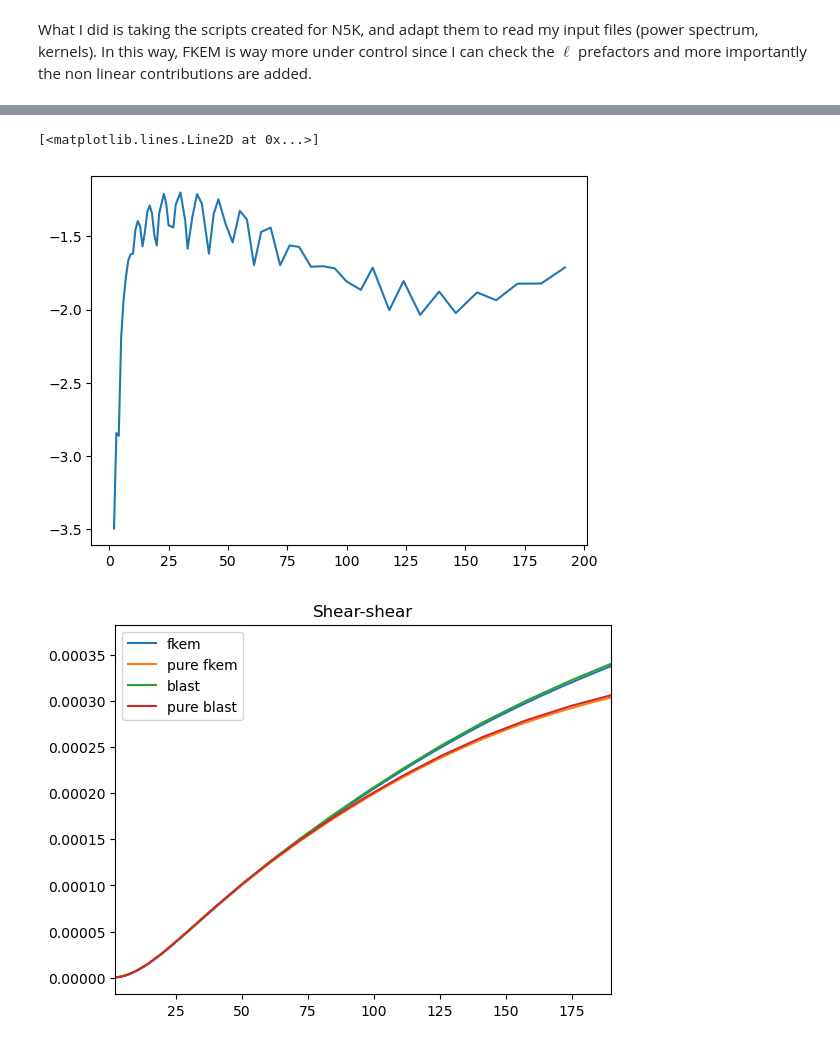
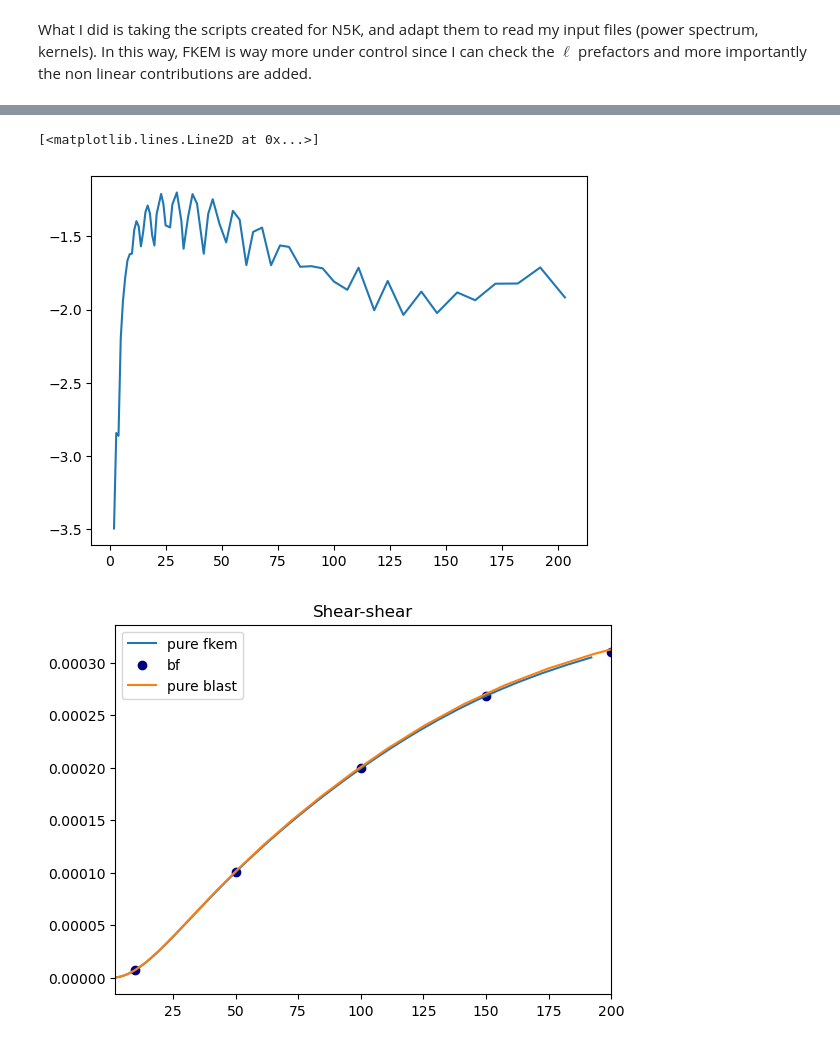
Before and after one commit to sofiachiarenza/Blastoise, a Jupyter notebook: overview.ipynb, the cells around one changed output, grey strips where cells are left out. Cells and saved outputs as stored; diff of their text form; code cells hidden in the pictures.

```diff
--- a/overview.ipynb
+++ b/overview.ipynb
@@ -480,10 +562,10 @@ cls_gg_pure = np.load("FKEM/outputs/fkem_gg_pure.npz")["arr_0"]
 cls_gs_pure = np.load("FKEM/outputs/fkem_gs_pure.npz")["arr_0"]
 cls_ss_pure = np.load("FKEM/outputs/fkem_ss_pure.npz")["arr_0"]
 # %%
-l_fkem = cls_gg["ls"][cls_gg["ls"]<200]
-gg_fkem = cls_gg["cls"][0][cls_gg["ls"]<200]
-gs_fkem = cls_gs["cls"][0][cls_gg["ls"]<200]
-ss_fkem = cls_ss["cls"][0][cls_gg["ls"]<200]
+l_fkem = cls_gg["ls"][cls_gg["ls"]<210]
+gg_fkem = cls_gg["cls"][0][cls_gg["ls"]<210]
+gs_fkem = cls_gs["cls"][0][cls_gg["ls"]<210]
+ss_fkem = cls_ss["cls"][0][cls_gg["ls"]<210]
 # %%
 limber_gg = np.load("blast_cls/blast_gg_lin.npy")
 limber_gs = np.load("blast_cls/blast_gs_lin.npy")
@@ -496,6 +578,13 @@ limber_gs_nl = np.load("blast_cls/blast_gs_nonlin.npy")
 limber_ss_nl = np.load("blast_cls/blast_ss_nonlin.npy")
 limber_gk_nl = np.load("blast_cls/blast_gcmbl_nonlin.npy")
 limber_sk_nl = np.load("blast_cls/blast_scmbl_nonlin.npy")
+# %%
+brute_ell = np.array([10., 50., 100., 150., 200.])
+gg_bf = np.load("brute_force/Cl_gg.npy")
+gs_bf = np.load("brute_force/Cl_gs.npy")
+ss_bf = np.load("brute_force/Cl_ss.npy")
+gk_bf = np.load("brute_force/Cl_gk.npy")
+sk_bf = np.load("brute_force/Cl_sk.npy")
 # %%
 plt.plot(l_fkem, l_fkem*(l_fkem+1)*(gg_fkem), label="fkem")
 #plt.plot(l_fkem, l_fkem*(l_fkem+1)*cls_gg_pure, label="pure fkem")
@@ -538,20 +629,21 @@ gs = sp.interpolate.interp1d(ell_list, D_gs/(ell_list*(ell_list+1)))
 plt.plot(l_fkem, 100*(1 - gs(l_fkem)/gs_fkem))
 # %% [output]
 [<matplotlib.lines.Line2D at 0x...>]
-[figure, old version]
+[figure, new version]
 # %%
-plt.plot(l_fkem, l_fkem*(l_fkem+1)*ss_fkem, label="fkem")
-plt.plot(l_fkem, l_fkem*(l_fkem+1)*cls_ss_pure, label="pure fkem")
-plt.plot(ell_list, D_ss, label="blast")
+#plt.plot(l_fkem, l_fkem*(l_fkem+1)*ss_fkem, label="fkem")
+plt.plot(l_fkem[0:-1], l_fkem[0:-1]*(l_fkem[0:-1]+1)*cls_ss_pure, label="pure fkem")
+#plt.plot(ell_list, D_ss, label="blast")
+plt.scatter(brute_ell, brute_ell*(brute_ell+1)*ss_bf, label="bf", color="navy")
 plt.plot(ell_list, pure_blast_ss, label="pure blast")
 #plt.plot(ell_list, limber_ss, label="Limber LIN")
 #plt.plot(ell_list, ell_list * (ell_list +1) * new_ccl_ss, label="ccl" )
 plt.legend()
 #plt.yscale("log")
-plt.xlim(2,190)
+plt.xlim(2,200)
 plt.title("Shear-shear");
 # %% [output]
-[figure, old version]
+[figure, new version]
 # %%
 ss = sp.interpolate.interp1d(ell_list, D_ss/(ell_list*(ell_list+1)))
 plt.plot(l_fkem, 100*(1 -ss(l_fkem)/ss_fkem))
```
Also changed, not shown: parts of 37 cells of this notebook, 5 other files.
